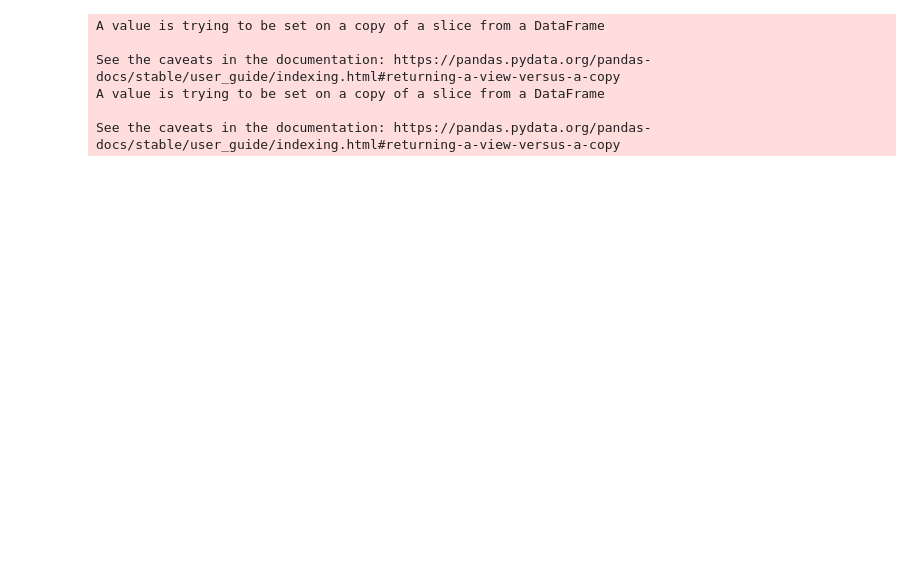
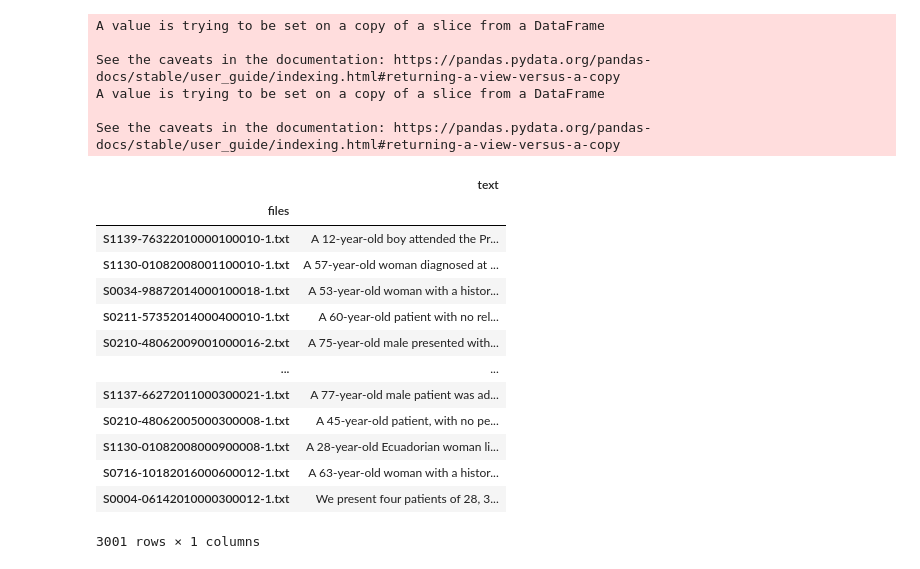
Before and after one commit to SachinKrishan/eHealth-clef-2020, a Jupyter notebook: eHealth.ipynb, the cells around one changed output. Cells and saved outputs as stored; diff of their text form; code cells hidden in the pictures; blank space fills up the shorter version.

```diff
--- a/eHealth.ipynb
+++ b/eHealth.ipynb
@@ -107,3 +112,28 @@ See the caveats in the documentation: https://pandas.pydata.org/pandas-docs/stab
+# %%
+files = os.listdir('test/text_files_en/')
+test['files'] = files
+test['text'] = ""
+for i in range(len(files)):
+    f = open('test/text_files_en/'+ files[i], "r")
+    test['text'][i] = f.read()
+test.index = test['files']
+del test['files']
+test
+# %% [output]
+|  | text |
+| files |  |
+| S1139-76322010000100010-1.txt | A 12-year-old boy attended the Pr... |
+| S1130-01082008001100010-1.txt | A 57-year-old woman diagnosed at ... |
+| S0034-98872014000100018-1.txt | A 53-year-old woman with a histor... |
+| S0211-57352014000400010-1.txt | A 60-year-old patient with no rel... |
+| S0210-48062009001000016-2.txt | A 75-year-old male presented with... |
+| ... | ... |
+| S1137-66272011000300021-1.txt | A 77-year-old male patient was ad... |
+| S0210-48062005000300008-1.txt | A 45-year-old patient, with no pe... |
+| S1130-01082008000900008-1.txt | A 28-year-old Ecuadorian woman li... |
+| S0716-10182016000600012-1.txt | A 63-year-old woman with a histor... |
+| S0004-06142010000300012-1.txt | We present four patients of 28, 3... |
+3001 rows × 1 columns
 # %%
 def remove_punctuation(text):
     no_punct = "".join([c for c in text if c not in string.punctuation])
```
Also changed, not shown: parts of 12 cells of this notebook.
